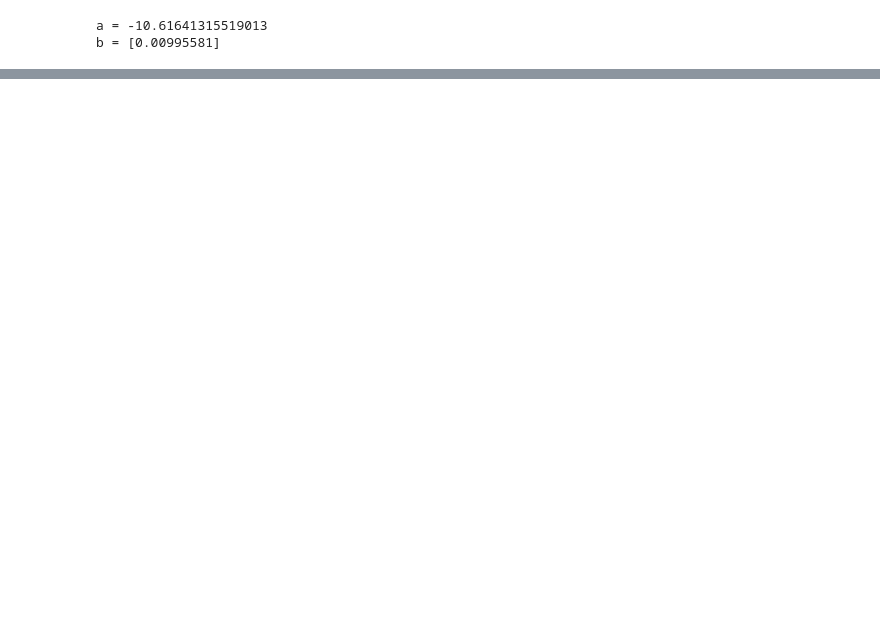
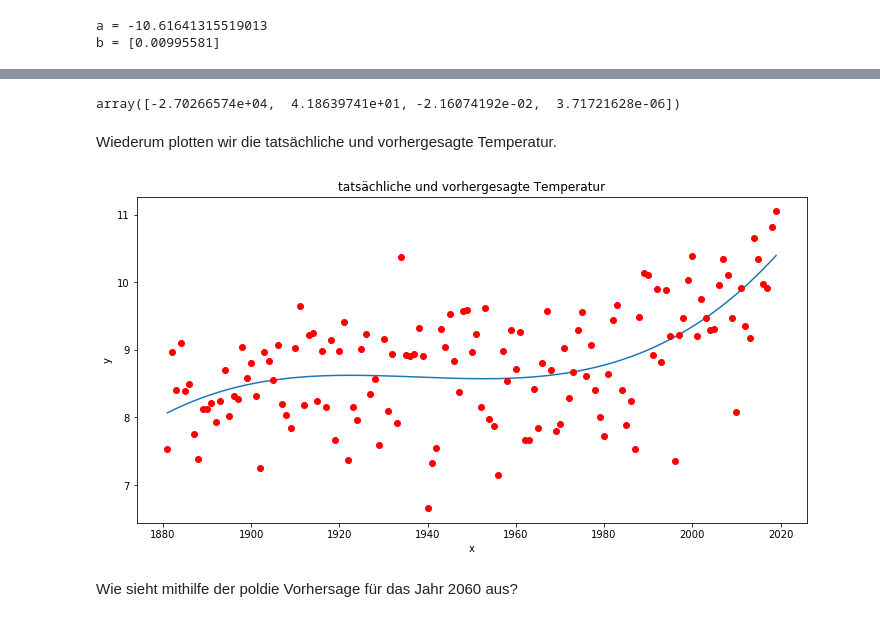
Before and after one commit to StefanSpieker/52Stunden, a Jupyter notebook: lineare_regression/temperaturvorhersage.ipynb, the cells around one changed output, grey strips where cells are left out. Drawn from its saved outputs; the diff is of its cells as text; code cells hidden in the pictures; blank space fills up the shorter version.

```diff
--- a/lineare_regression/temperaturvorhersage.ipynb
+++ b/lineare_regression/temperaturvorhersage.ipynb
@@ -120,0 +176,23 @@ array([9.89254882])
+# %%
+from sklearn.preprocessing import PolynomialFeatures
+from sklearn.linear_model import LinearRegression
+from sklearn.pipeline import Pipeline
+model = Pipeline([('poly', PolynomialFeatures(degree=3)), ('linear', LinearRegression(fit_intercept=False))])
+model = model.fit(X, y)
+model.named_steps['linear'].coef_
+# %% [output]
+array([-2.70266574e+04,  4.18639741e+01, -2.16074192e-02,  3.71721628e-06])
+# %% [markdown]
+Wiederum plotten wir die tatsächliche und vorhergesagte Temperatur.
+# %%
+plt.figure(figsize=(12, 6))
+plt.plot(x, model.predict(X))
+plt.plot(x, y, 'ro')
+plt.title('tatsächliche und vorhergesagte Temperatur')
+plt.xlabel('x')
+plt.ylabel('y')
+plt.show()
+# %% [output]
+[figure, added]
+# %% [markdown]
+Wie sieht mithilfe der poldie Vorhersage für das Jahr 2060 aus?
```
Also changed, not shown: parts of 18 cells of this notebook.
